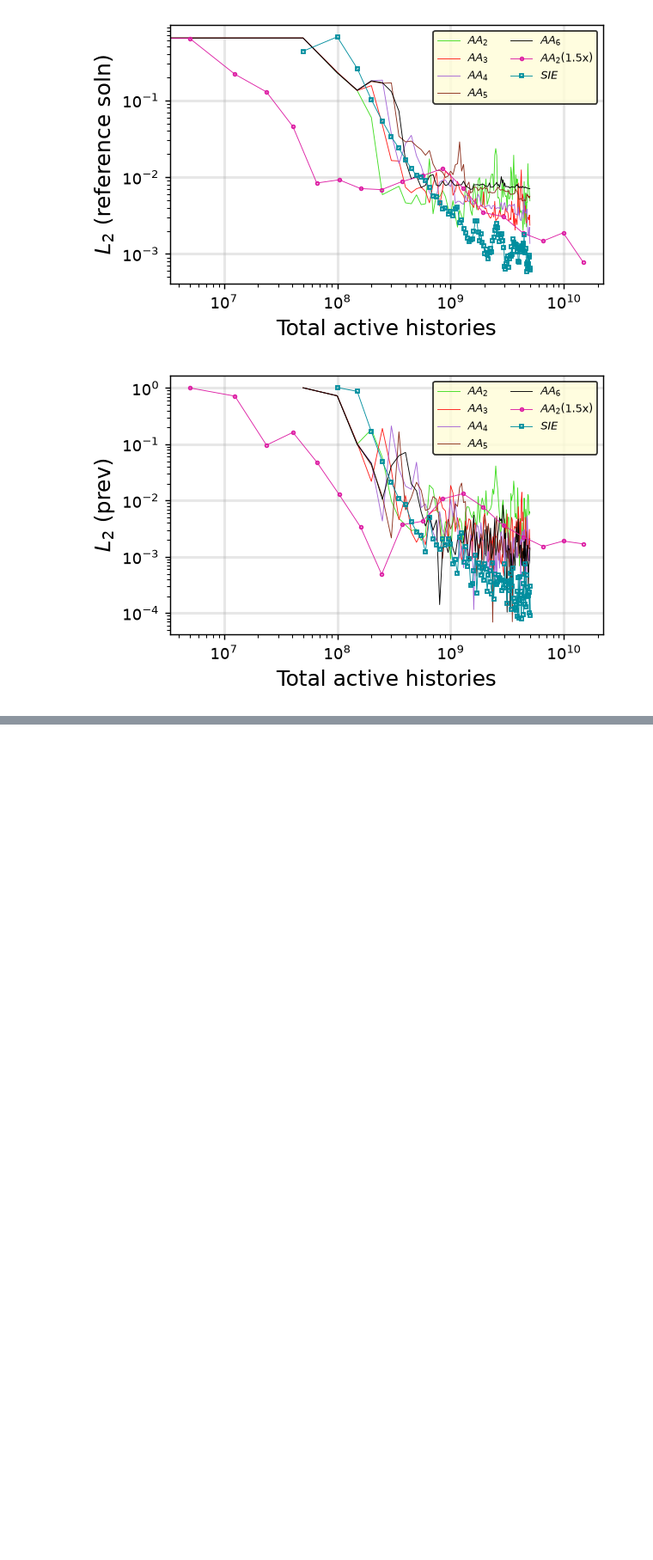
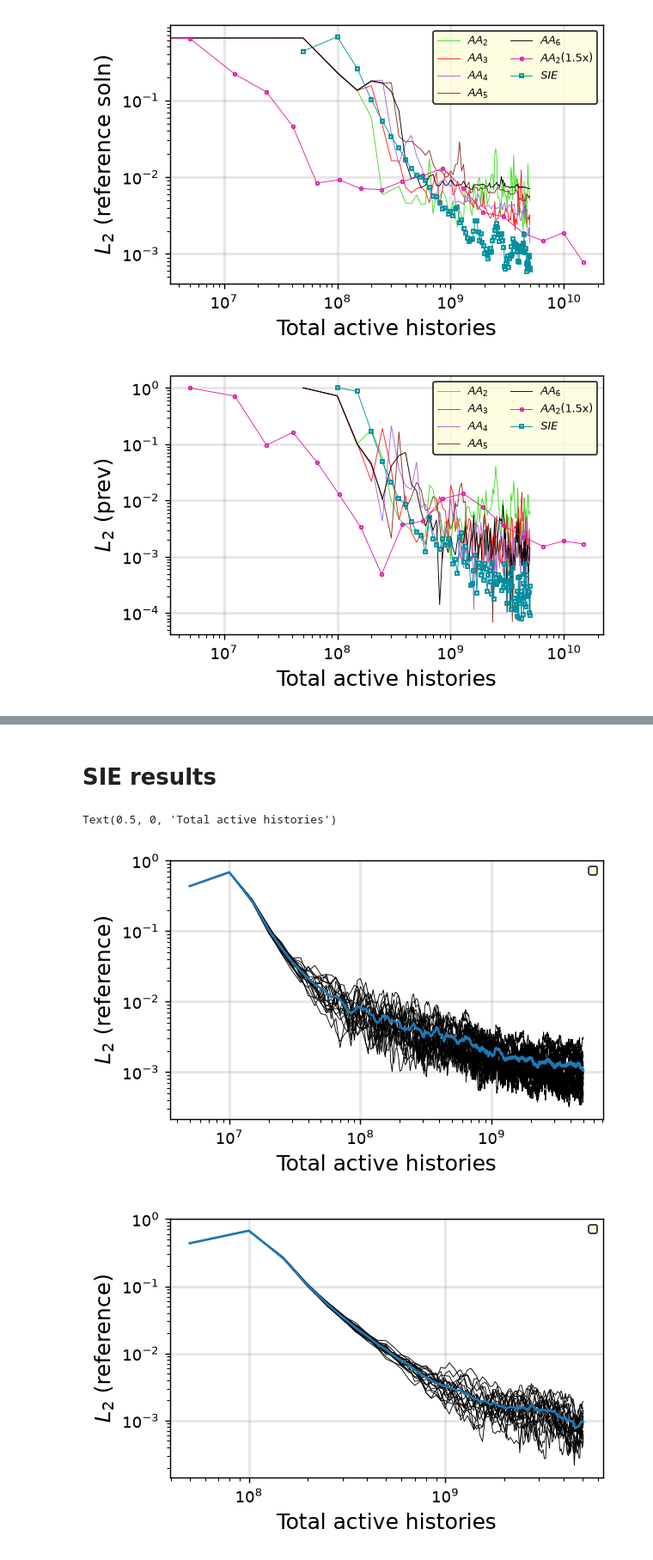
Before and after one commit to jfaulkner31/MonteCarloXenon, a Jupyter notebook: CustomSchemesAnalysis/SIE_Scheme/analysis.ipynb, the cells around one changed output, grey strips where cells are left out. Shown at 86% size. Saved outputs shown, nothing was run; the diff lists cells and outputs as text; code cells hidden in the pictures; blank space fills up the shorter version.

```diff
--- a/CustomSchemesAnalysis/SIE_Scheme/analysis.ipynb
+++ b/CustomSchemesAnalysis/SIE_Scheme/analysis.ipynb
@@ -516,0 +727,43 @@ aaScaling.fx[325].__len__()
+# %% [markdown]
+# SIE results
+# %%
+# File information
+npg = [10000, 100000, 1000000]
+niter = [1000,100,10]
+nactive = 500
+folder = 'results/AA_SWEEP_RESULTS'
+the_mean_norms_x = []
+the_mean_norms_y = []
+for idx, _ in enumerate(npg):
+  the_npg = npg[idx]
+  the_niter = niter[idx]
+  all_norms = []
+  plt.figure(figsize=(5,3), dpi=130)
+  for s in range(1,21):
+    sie = SIE().get_from_pkl(f'results/SIE_SWEEP_RESULTS/sie_s{s}_npg{the_npg}_i{the_niter}.pkl')
+    parts = particles_from_steps(time=time, aa=sie, nactive=nactive, npg=the_npg)
+    norms = get_all_norms(x=sie.x[time], ref=flat_transport(16))
+    plt.plot(parts, norms, 'k-', lw=0.5)
+    all_norms.append(norms)
+  the_mean_norms_y.append(get_the_average(all_norms))
+  the_mean_norms_x.append(parts)
+  plt.plot(the_mean_norms_x[-1], the_mean_norms_y[-1], '-', clrs[2])
+  plt.yscale('log')
+  plt.xscale('log')
+  nice_grid(), nice_legend(ncols=2, fontsize=7)
+  plt.ylabel(r'$L_2$ (reference)', fontsize=14)
+  plt.xlabel(r'Total active histories', fontsize=14)
+
+
+plt.figure(figsize=(5,3), dpi=130)
+for idx, _ in enumerate(the_mean_norms_y):
+  plt.plot(the_mean_norms_x[idx], the_mean_norms_y[idx], clrs[idx+1])
+plt.yscale('log')
+plt.xscale('log')
+nice_grid(), nice_legend(ncols=2, fontsize=7)
+plt.ylabel(r'$L_2$ (reference)', fontsize=14)
+plt.xlabel(r'Total active histories', fontsize=14)
+# %% [output]
+Text(0.5, 0, 'Total active histories')
+[figure, added]
+[figure, added]
```
Also changed, not shown: parts of 24 cells of this notebook, 2 other files.
